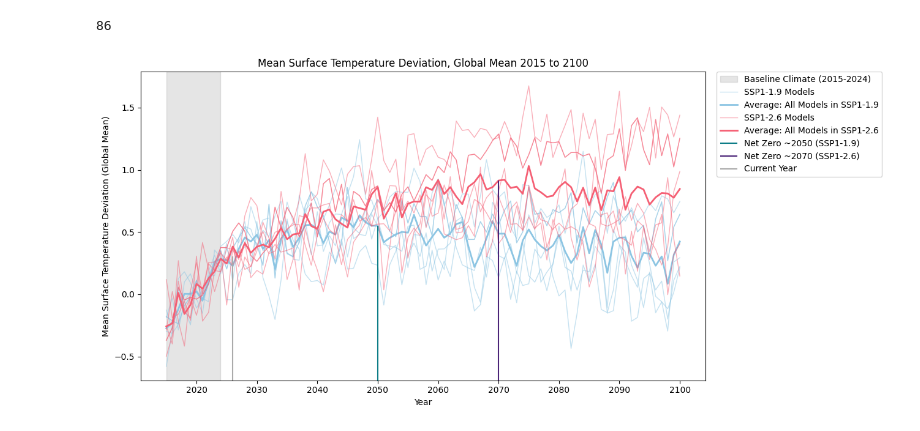
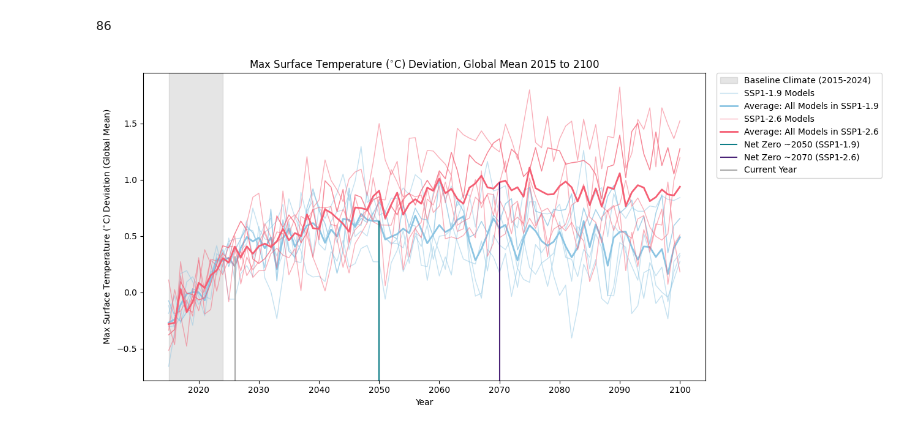
Before and after one commit to sek2dcs/MamalakisResearch, a Jupyter notebook: figure1_2.ipynb, the cells around one changed output. Drawn from its saved outputs; the diff is of its cells as text; code cells hidden in the pictures.

```diff
--- a/figure1_2.ipynb
+++ b/figure1_2.ipynb
@@ -105,3 +105,13 @@ def convert_units(varname: str, x: np.ndarray):
     if varname == "mrsos":
         return x, "kg/m$^{2}$"
     return x, "unknown"
+# %%
+def set_var():
+    """
+    A function to set a climate variable across the notebook for consistent plotting
+    """
+    var = input("Set a variable to be plotted from the following list: tas, tasmax, tasmin, pr, psl, sfcWind, mrsos. ")
+    return var
+
+var = set_var()
+print(var)
@@ -108,5 +120,5 @@ def convert_units(varname: str, x: np.ndarray):
 # %%
-def var_mthly_avgs(model, scenario='ssp119', var="tas"):
+def var_mthly_avgs(model, scenario='ssp119', var=var):
 
     """
     A function to obtain the average global value of a variable month-by-month for a given scenario and model
@@ -241,23 +254,23 @@ def time_series_plot(CNRM_119=CNRM_diff_119, CNRM_126=CNRM_diff_126,
                      MPI_119=MPI_diff_119, MPI_126=MPI_diff_126,
                      MRI_119=MRI_diff_119, MRI_126=MRI_diff_126,
                      UKESM1_119=UKESM1_diff_119, UKESM1_126=UKESM1_diff_126,
-                     var='tas'):
+                     var=var):
 
     # Check variables and obtain y-axis label
     if var == 'tas':
-        y = 'Mean Surface Temperature'
+        y = 'Mean Surface Temperature ($^{\circ}$C)'
     elif var == 'tasmax':
-        y = 'Max Surface Temperature'
+        y = 'Max Surface Temperature ($^{\circ}$C)'
     elif var == 'tasmin':
-        y = 'Min Surface Temperature'
+        y = 'Min Surface Temperature ($^{\circ}$C)'
     elif var == 'pr':
-        y = 'Precipitation'
+        y = 'Precipitation (mm/day)'
     elif var == 'psl':
-        y = 'Pressure'
+        y = 'Pressure at Sea Level (hPa)'
     elif var == 'sfcWind':
-        y = 'Surface Wind Speed'
+        y = 'Surface Wind Speed (m/s)'
     elif var == 'mrsos':
-        y = 'Soil Moisture'
+        y = 'Moisture in Upper Soil Column (kg/m$^{2}$)'
     else:
         print('Variable must be tas, tasmax, tasmin, pr, psl, sfcWind, or mrsos.')
         return
@@ -305,31 +318,31 @@ def time_series_plot(CNRM_119=CNRM_diff_119, CNRM_126=CNRM_diff_126,
     # Plot current year at mean between ssp119 and ssp126 heights
     y_2026 = (avg_all_119[idx_2026] + avg_all_126[idx_2026])/2
 
     # Current y-axis limits (lines start at bottom)
     ymin, ymax = ax.get_ylim()
 
     # Use vlines to plot using data coordinates (x, ymin, ymax)
     plt.vlines(x=2050, ymin=ymin, ymax=y_2050, color='#0d7d87', label='Net Zero ~2050 (SSP1-1.9)')
     plt.vlines(x=2070, ymin=ymin, ymax=y_2070, color='#4a2377', label='Net Zero ~2070 (SSP1-2.6)')
     plt.vlines(x=2026, ymin=ymin, ymax=y_2026, color="#AAAAAA", label='Current Year')
 
     # Re-set ymin, ymax to not extend bottom of graph
     ax.set_ylim(ymin, ymax)
 
     # Formatting
     plt.xlabel("Year")
     plt.ylabel(f"{y} Deviation (Global Mean)")
     plt.legend()
     plt.title(f"{y} Deviation, Global Mean 2015 to 2100")
     # Move legend
     plt.legend(bbox_to_anchor=(1.02, 1), loc='upper left', borderaxespad=0.)
     # Make room for the right-side legend
     plt.tight_layout()
     plt.subplots_adjust(right=0.5)
 
 
     plt.show()
 
 time_series_plot()
 # %% [output]
-[figure, old version]
+[figure, new version]
```
Also changed, not shown: parts of 2 cells of this notebook.
